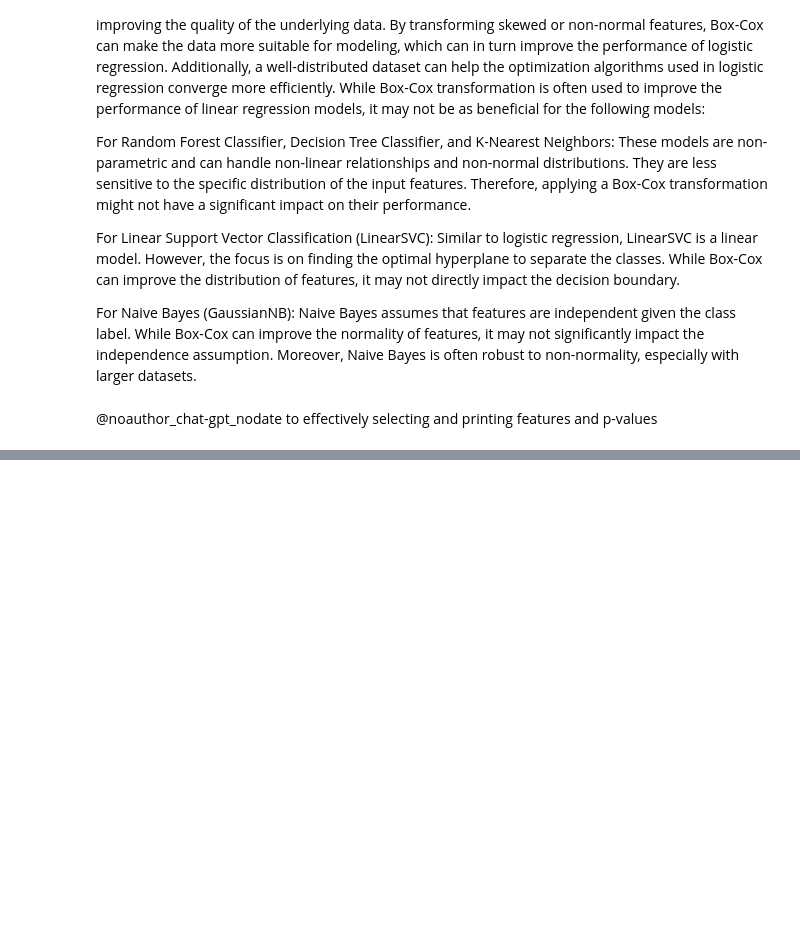
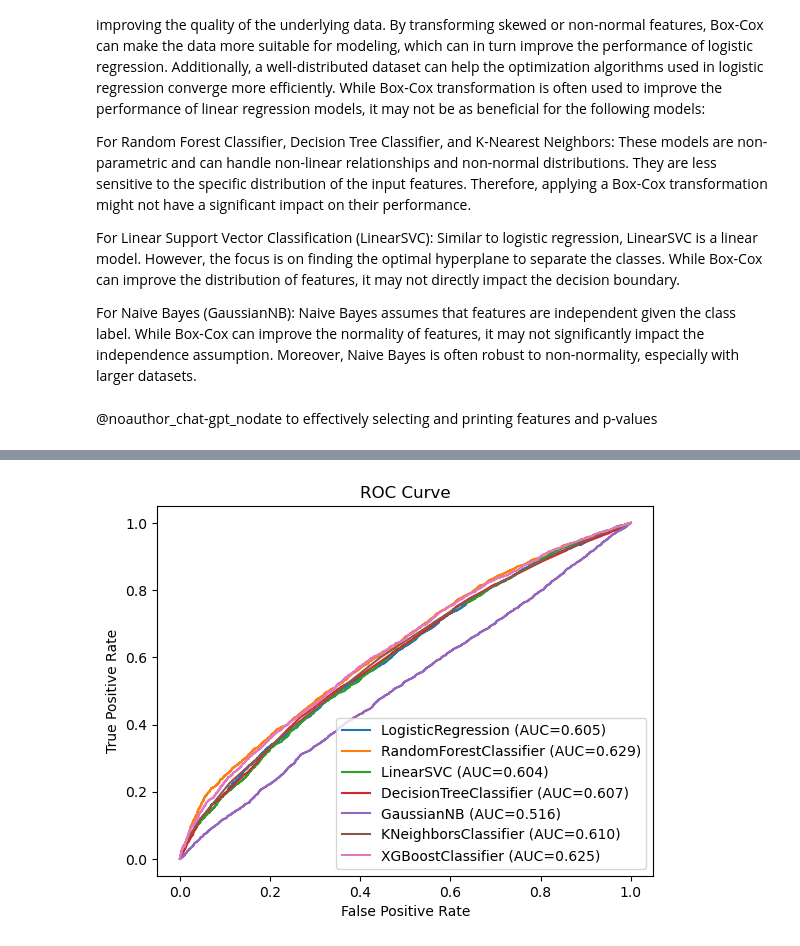
Before and after one commit to hungtran10/5000project-hungtran, a Jupyter notebook: technical-details/supervised-learning/main.ipynb, the cells around one changed output, grey strips where cells are left out. Cells and saved outputs as stored; diff of their text form; code cells hidden in the pictures; blank space fills up the shorter version.

```diff
--- a/technical-details/supervised-learning/main.ipynb
+++ b/technical-details/supervised-learning/main.ipynb
@@ -1287,0 +805,98 @@ weighted avg       1.00      1.00      1.00      6656
+# %%
+# Reassign datasets with selected features
+X_binary_selected = X_binary2[selected_features]
+X_binary_boxcox_selected = X_binary_boxcox[selected_features_boxcox]
+
+# Split the data
+X_train, X_test, y_train, y_test = train_test_split(
+    X_binary_selected, y_binary2, test_size=0.2, random_state=42
+)
+# Compute sample weights due to class imbalance
+sample_weights = compute_sample_weight(class_weight='balanced', y=y_train)
+
+# Standardize features for SVC and KNN
+scaler = StandardScaler()
+X_train_scaled = scaler.fit_transform(X_train)
+X_test_scaled = scaler.transform(X_test)
+
+# Split the Box-Cox transformed data for Logistic Regression
+X_train_boxcox, X_test_boxcox, y_train_boxcox, y_test_boxcox = train_test_split(
+    X_binary_boxcox_selected, y_binary_boxcox, test_size=0.2, random_state=42
+)
+
+# Apply SMOTE for oversampling the minority class (only for Logistic Regression)
+smote_boxcox = SMOTE(random_state=42)
+X_train_resampled_boxcox, y_train_resampled_boxcox = smote_boxcox.fit_resample(X_train_boxcox, y_train_boxcox)
+
+
+# Model Selection and Training
+models = {
+    'LogisticRegression': LogisticRegression(max_iter=50000, random_state=42),
+    'RandomForestClassifier': RandomForestClassifier(random_state=42),
+    'LinearSVC': LinearSVC(random_state=42, max_iter=50000),
+    'DecisionTreeClassifier': DecisionTreeClassifier(random_state=42),
+    'GaussianNB': GaussianNB(),
+    'KNeighborsClassifier': KNeighborsClassifier(),
+    'XGBoostClassifier': XGBClassifier(use_label_encoder=False, eval_metric='logloss', random_state=42)
+}
+
+
+for name, model in models.items():
+    # Define parameter grid for GridSearchCV
+    param_grid = {
+        'LogisticRegression': {'C': [0.01, 0.1, 1, 10, 20, 30, 50]},
+        'RandomForestClassifier': {'n_estimators': [5, 15, 25, 35, 45, 55, 75, 105], 'max_depth': [10, 20, 30, None]},
+        'LinearSVC': {'C': [0.01, 0.1, 1, 10, 100]},
+        'DecisionTreeClassifier': {'max_depth': [5, 10, 20, None], 'min_samples_split': [2, 5, 10]},
+        'GaussianNB': {},  # No hyperparameters for GaussianNB
+        'KNeighborsClassifier': {'n_neighbors': [3, 5, 7, 9], 'weights': ['uniform', 'distance']},
+        'XGBoostClassifier': {'n_estimators': [50, 100, 150], 'learning_rate': [0.01, 0.1, 0.2], 'max_depth': [3, 5, 7]}
+    }
+
+    # Adjust training data for specific models
+    if name == 'LogisticRegression':
+        X_train_model = X_train_resampled_boxcox
+        y_train_model = y_train_resampled_boxcox
+        X_test_model = X_test_boxcox
+        y_test_model = y_test_boxcox
+    elif name in ['LinearSVC', 'KNeighborsClassifier']:
+        X_train_model = X_train_scaled
+        X_test_model = X_test_scaled
+    else:
+        X_train_model = X_train
+        X_test_model = X_test
+        y_train_model = y_train
+        y_test_model = y_test
+
+    # GridSearchCV to find the best model
+    grid_search = GridSearchCV(model, param_grid[name], cv=5, scoring='roc_auc')
+    if  name in ['RandomForestClassifier', 'DecisionTreeClassifier', 'XGBoostClassifier']:
+        grid_search.fit(X_train_model, y_train_model, sample_weight = sample_weights)
+    else:
+        grid_search.fit(X_train_model, y_train_model)
+
+
+    best_model = grid_search.best_estimator_
+    y_pred = best_model.predict(X_test_model)
+
+    # Print classification report
+    print(f"\nModel: {name}")
+    print(f"Best Parameters: {grid_search.best_params_ if param_grid[name] else 'Default Parameters'}")
+    print(classification_report(y_test_model, y_pred))
+
+    # Plot ROC Curve
+    if hasattr(best_model, "predict_proba"):
+        y_prob = best_model.predict_proba(X_test_model)[:, 1]
+    else:  # For models like LinearSVC without predict_proba
+        y_prob = best_model.decision_function(X_test_model)
+
+    fpr, tpr, _ = roc_curve(y_test_model, y_prob)
+    plt.plot(fpr, tpr, label=f'{name} (AUC={roc_auc_score(y_test_model, y_prob):.3f})')
+
+# Show ROC plot
+plt.title('ROC Curve')
+plt.xlabel('False Positive Rate')
+plt.ylabel('True Positive Rate')
+plt.legend()
+plt.show()
+# %% [output]
@@ -1287,0 +950 @@ weighted avg       1.00      1.00      1.00      6656
+[figure, added]
```
Also changed, not shown: parts of 40 cells of this notebook, 10 other files.
